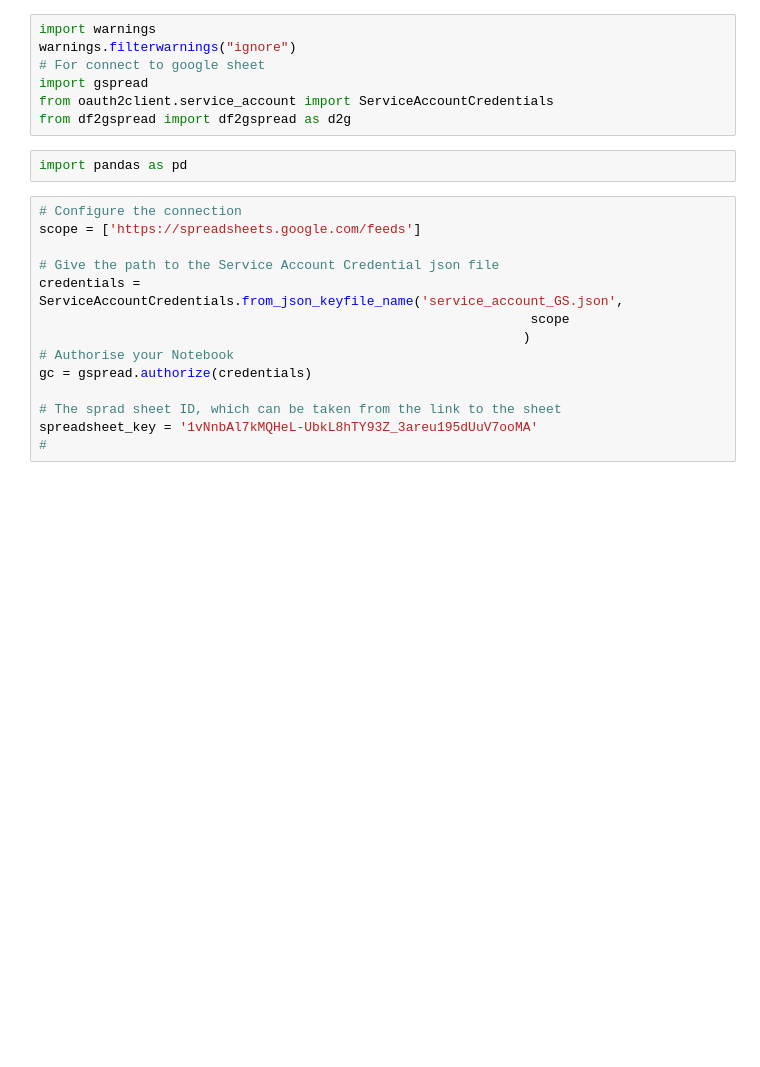
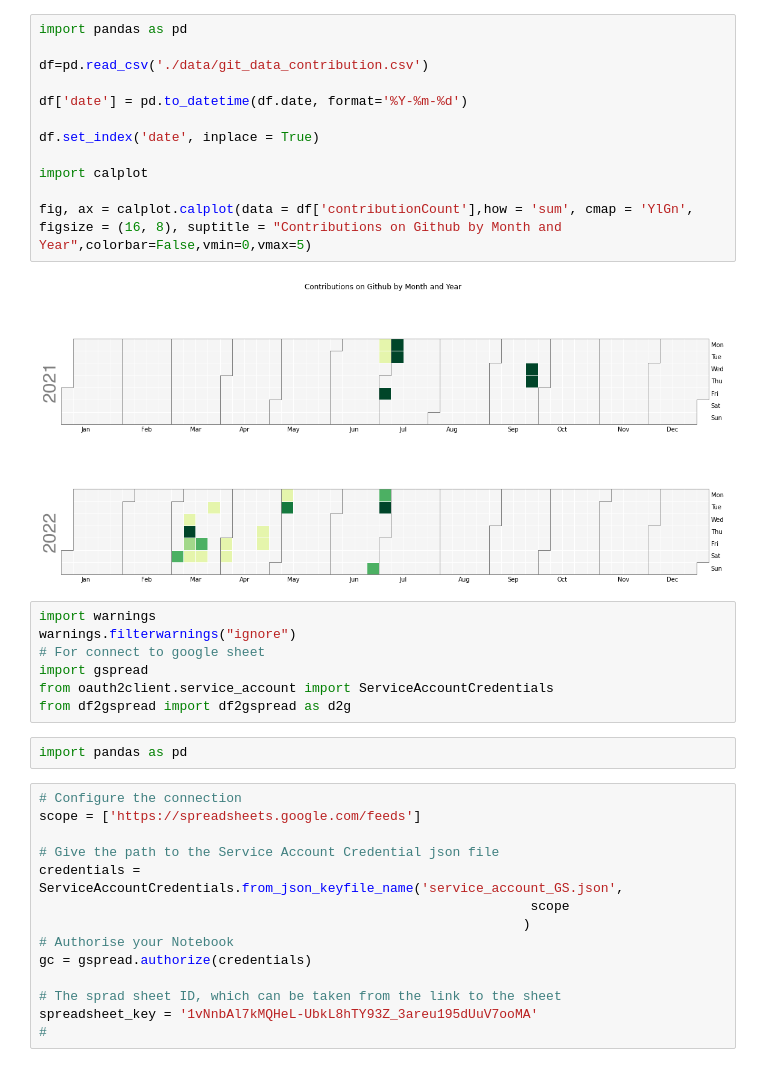
Before and after one commit to fniclause/strava, a Jupyter notebook: Untitled.ipynb, the cells around one changed output. Cells and saved outputs as stored; diff of their text form; blank space fills up the shorter version.

```diff
--- a/Untitled.ipynb
+++ b/Untitled.ipynb
@@ -1,3 +1,17 @@
+# %%
+import pandas as pd
+
+df=pd.read_csv('./data/git_data_contribution.csv')
+
+df['date'] = pd.to_datetime(df.date, format='%Y-%m-%d')
+
+df.set_index('date', inplace = True)
+
+import calplot
+
+fig, ax = calplot.calplot(data = df['contributionCount'],how = 'sum', cmap = 'YlGn', figsize = (16, 8), suptitle = "Contributions on Github by Month and Year",colorbar=False,vmin=0,vmax=5)
+# %% [output]
+[figure, added]
 # %%
 import warnings
 warnings.filterwarnings("ignore")
```
Also changed, not shown: 2 other files.
